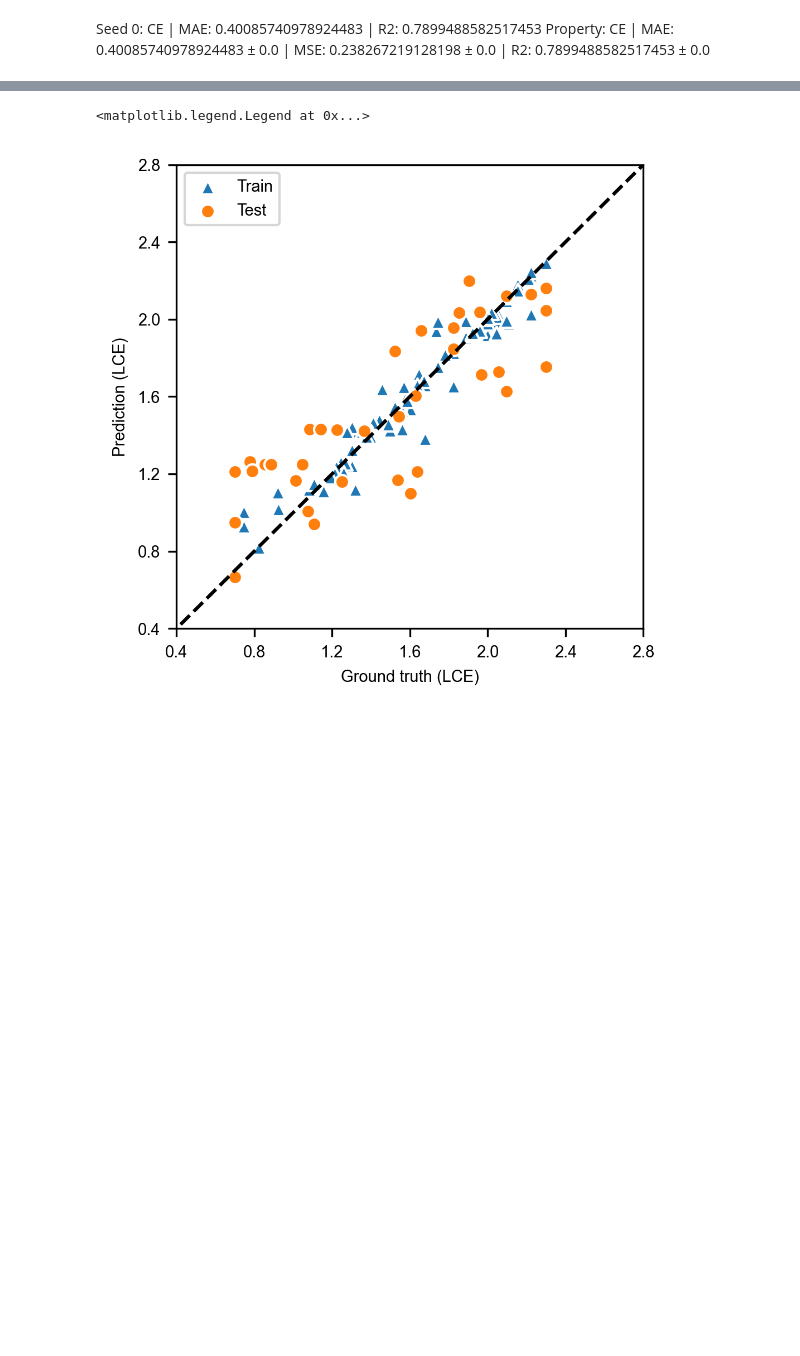
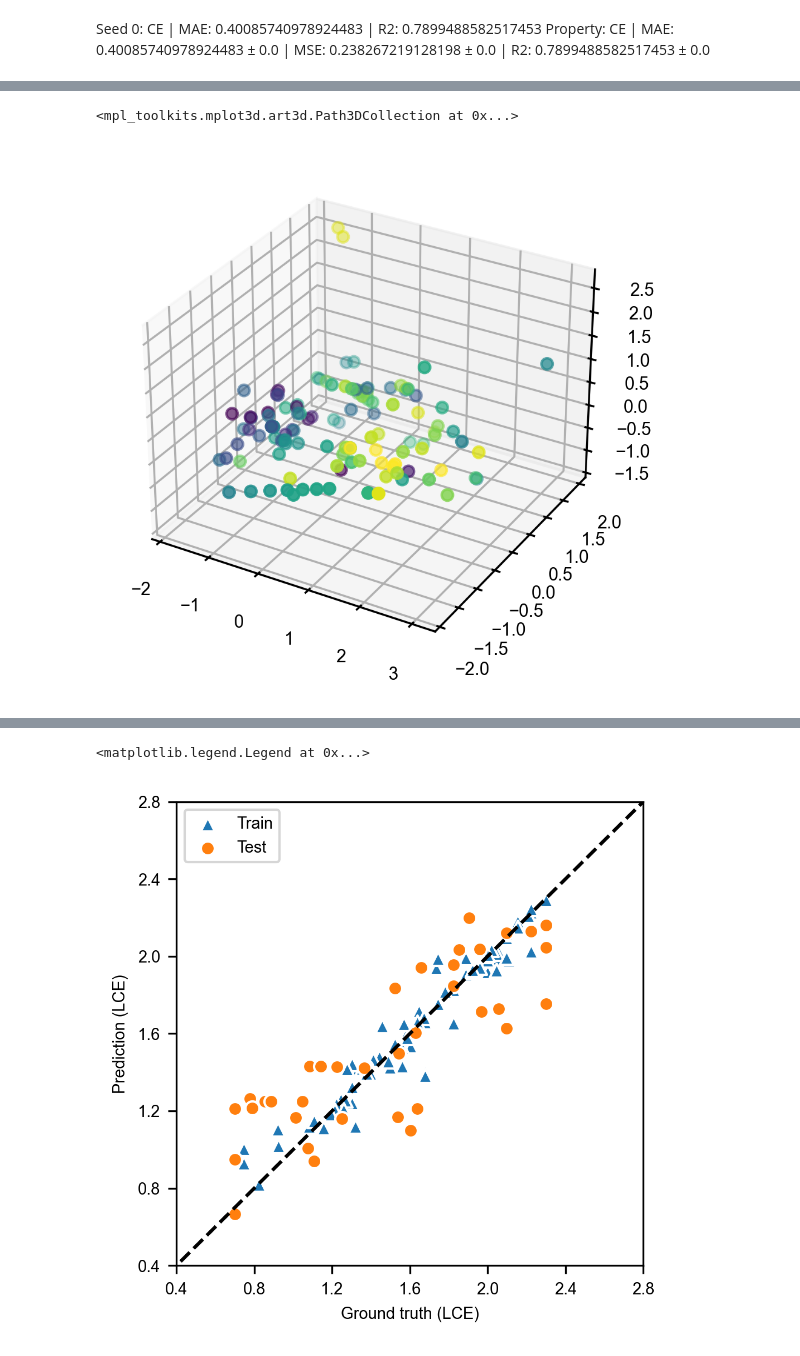
Before and after one commit to shuyayamazaki/HackNIP-kappa, a Jupyter notebook: feat/pnas_ce.ipynb, the cells around one changed output, grey strips where cells are left out. Saved outputs shown, nothing was run; the diff lists cells and outputs as text; code cells hidden in the pictures; blank space fills up the shorter version.

```diff
--- a/feat/pnas_ce.ipynb
+++ b/feat/pnas_ce.ipynb
@@ -463,0 +615,10 @@ Error processing SMILES {'C1COCO1': ['DOL', 40.15279481686619, 37.87999511025112
+# %%
+
+pca = PCA(n_components=3)
+X_pca = pca.fit_transform(X)
+fig = plt.figure(figsize=(3.6,3.6))
+ax = fig.add_subplot(111, projection='3d')
+ax.scatter(X_pca[:,0], X_pca[:,1], X_pca[:,2], c=Y)
+# %% [output]
+<mpl_toolkits.mplot3d.art3d.Path3DCollection at 0x...>
+[figure, added]
```
Also changed, not shown: parts of 8 cells of this notebook, 3 other files.
